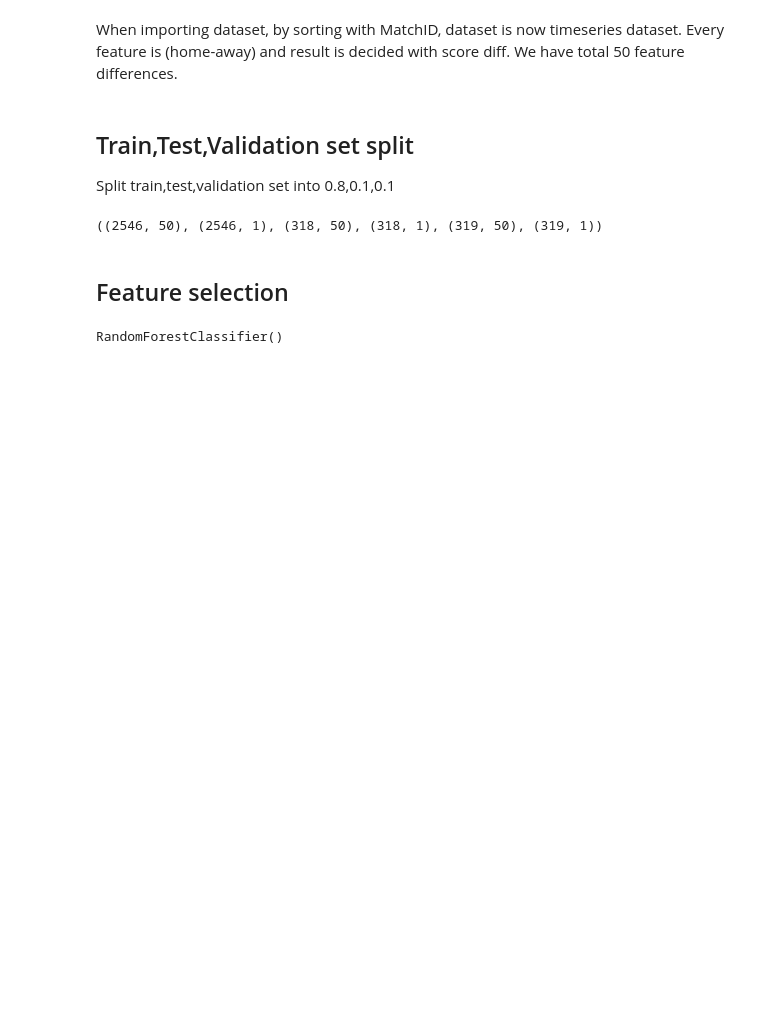
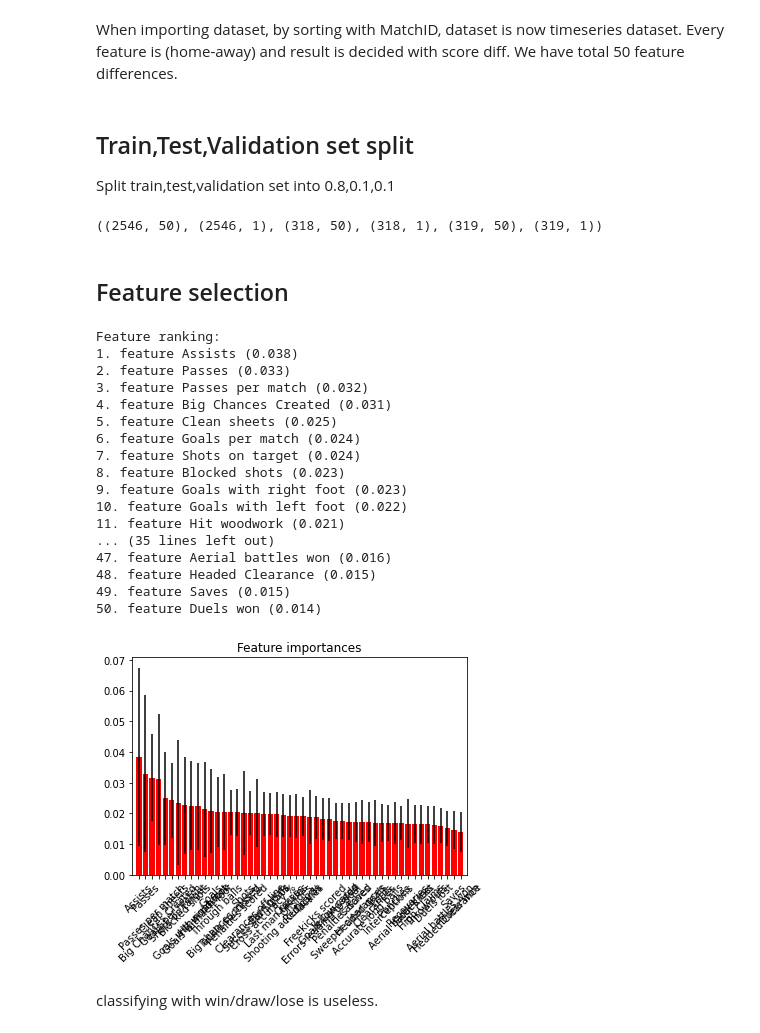
Before and after one commit to ho7221/ML_term_project, a Jupyter notebook: rhj_attempt_7.ipynb, the cells around one changed output. Drawn from its saved outputs; the diff is of its cells as text; code cells hidden in the pictures; blank space fills up the shorter version.

Commit message:
RandomForst

```diff
--- a/rhj_attempt_7.ipynb
+++ b/rhj_attempt_7.ipynb
@@ -6,7 +13,7 @@ from sklearn.ensemble import RandomForestClassifier
 # %% [markdown]
 When importing dataset, by sorting with MatchID, dataset is now timeseries dataset. Every feature is (home-away) and result is decided with score diff. We have total 50 feature differences.
 # %%
-data=pd.read_csv('Data/Dataset.csv').drop(['Unnamed: 0'],axis=1).sort_values(by=['MatchID'])
+data=pd.read_csv('/content/drive/MyDrive/Dataset.csv').drop(['Unnamed: 0'],axis=1).sort_values(by=['MatchID'])
 df_home=data.filter(regex='home').rename(columns=lambda x:x.replace('_home',''))
 df_away=data.filter(regex='away').rename(columns=lambda x:x.replace('_away',''))
 df_diff=df_home-df_away
@@ -28,8 +35,45 @@ X_train.shape, y_train.shape, X_test.shape, y_test.shape, X_val.shape, y_val.sha
 ((2546, 50), (2546, 1), (318, 50), (318, 1), (319, 50), (319, 1))
 # %% [markdown]
 ## Feature selection
-# %%
-forest=RandomForestClassifier()
-forest.fit(X_train,y_train.values.ravel())
-# %% [output]
-RandomForestClassifier()
+# %%
+forest=RandomForestClassifier()
+forest.fit(X_train,y_train.values.ravel())
+importances = forest.feature_importances_
+std = np.std([tree.feature_importances_ for tree in forest.estimators_], axis=0)
+indices = np.argsort(importances)[::-1]
+
+# Print the feature ranking
+print("Feature ranking:")
+
+for f in range(X.shape[1]):
+    print("{}. feature {} ({:.3f})".format(f + 1, X.columns[indices][f], importances[indices[f]]))
+
+# Plot the impurity-based feature importances of the forest
+plt.figure()
+plt.title("Feature importances")
+plt.bar(range(X.shape[1]), importances[indices],
+        color="r", yerr=std[indices], align="center")
+plt.xticks(range(X.shape[1]), X.columns[indices], rotation=45)
+plt.xlim([-1, X.shape[1]])
+plt.show()
+# %% [output]
+Feature ranking:
+1. feature Assists (0.038)
+2. feature Passes (0.033)
+3. feature Passes per match (0.032)
+4. feature Big Chances Created (0.031)
+5. feature Clean sheets (0.025)
+6. feature Goals per match (0.024)
+7. feature Shots on target (0.024)
+8. feature Blocked shots (0.023)
+9. feature Goals with right foot (0.023)
+10. feature Goals with left foot (0.022)
+11. feature Hit woodwork (0.021)
+... (35 lines left out)
+47. feature Aerial battles won (0.016)
+48. feature Headed Clearance (0.015)
+49. feature Saves (0.015)
+50. feature Duels won (0.014)
+[figure, added]
+# %% [markdown]
+classifying with win/draw/lose is useless.
```
Also changed, not shown: parts of 2 cells of this notebook.
